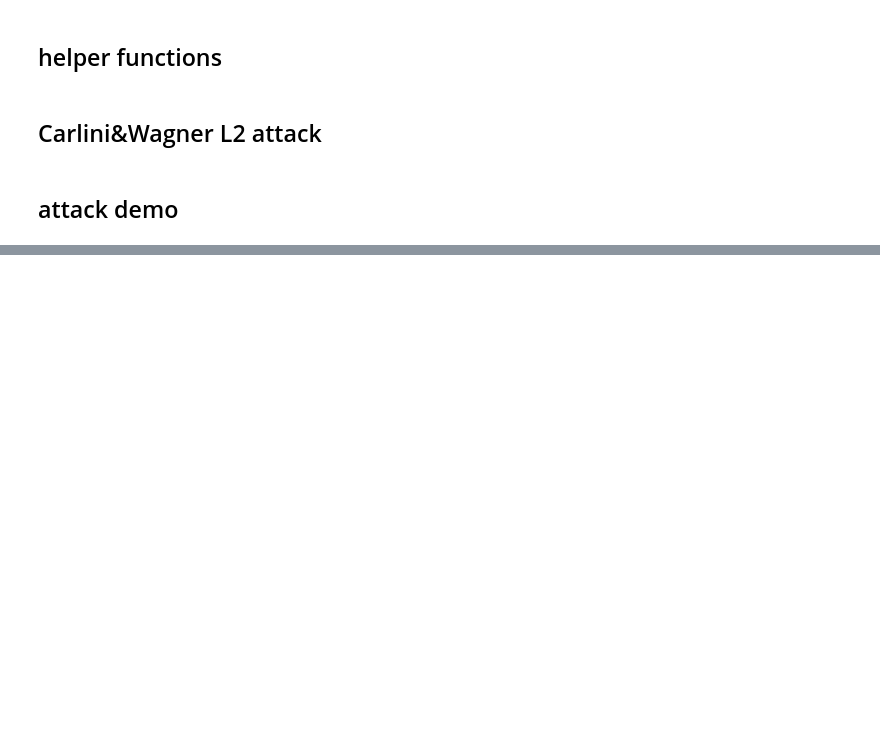
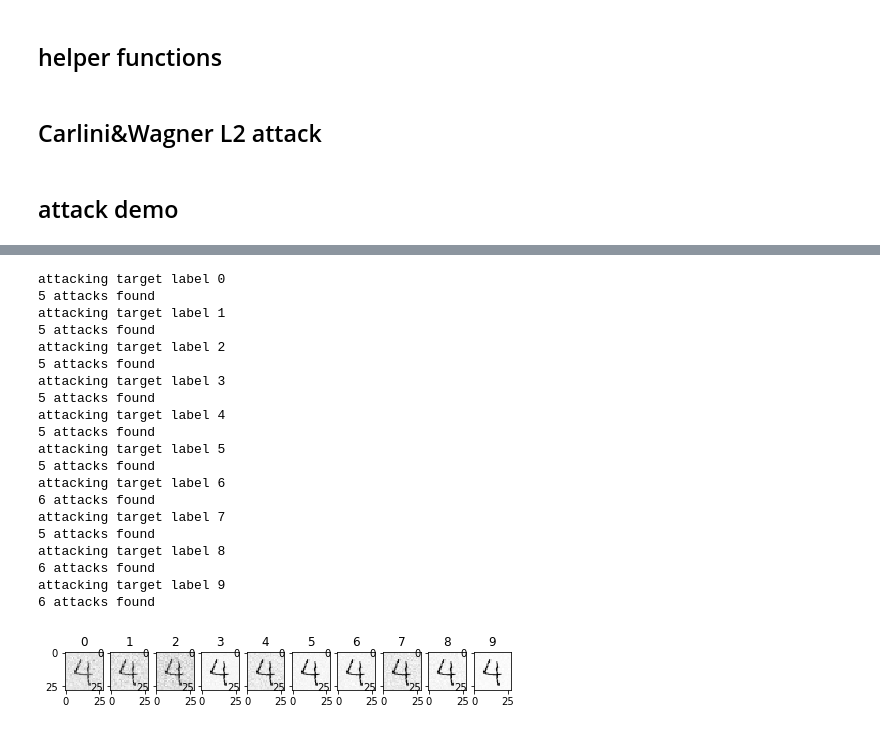
Before and after one commit to zetongqi/attacking_neural_networks, a Jupyter notebook: CW_l2attack.ipynb, the cells around one changed output, grey strips where cells are left out. Saved outputs shown, nothing was run; the diff lists cells and outputs as text; code cells hidden in the pictures; blank space fills up the shorter version.

```diff
--- a/CW_l2attack.ipynb
+++ b/CW_l2attack.ipynb
@@ -169,0 +187,27 @@ c value: 500.0
+# %%
+with tf.Session() as sess:
+    x = load_image('/Users/zetong/mnist_png/testing/4/24.png')
+    l2attack = cwl2(sess, model)
+    attacks = l2attack.untargeted_attack(x)
+# %% [output]
+attacking target label 0
+5 attacks found
+attacking target label 1
+5 attacks found
+attacking target label 2
+5 attacks found
+attacking target label 3
+5 attacks found
+attacking target label 4
+5 attacks found
+attacking target label 5
+5 attacks found
+attacking target label 6
+6 attacks found
+attacking target label 7
+5 attacks found
+attacking target label 8
+6 attacks found
+attacking target label 9
+6 attacks found
+[figure, added]
```
Also changed, not shown: parts of 3 cells of this notebook.
